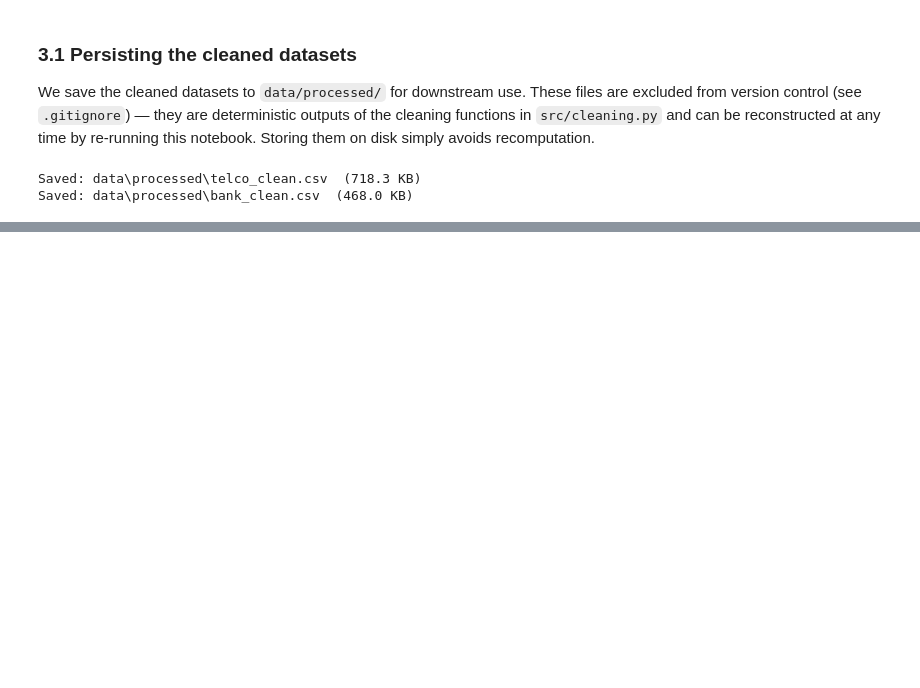
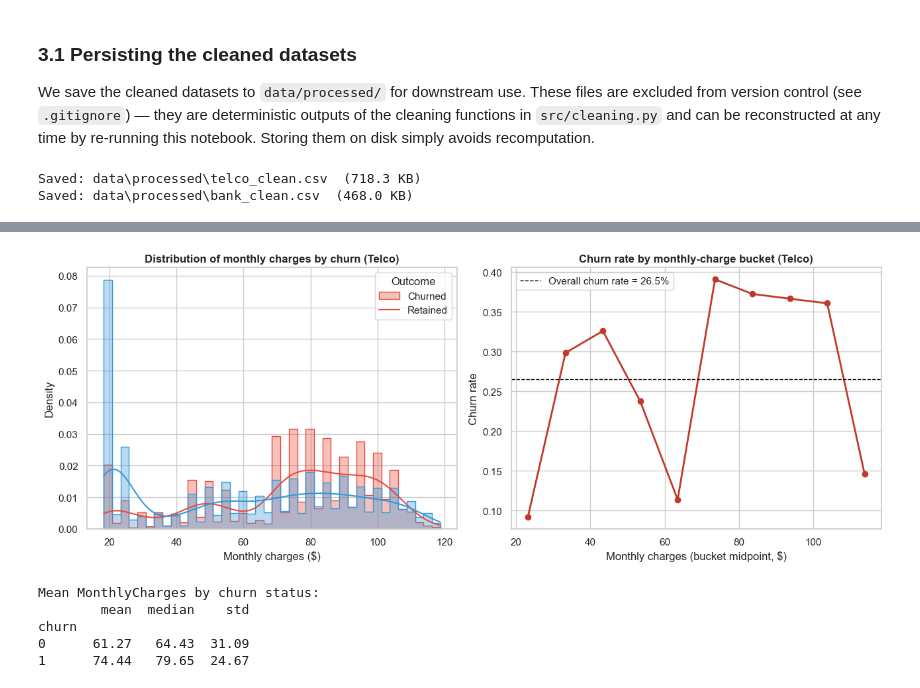
Before and after one commit to RayaSergieva/churn-risk-modeling, a Jupyter notebook: notebooks/01_data_loading_and_validation.ipynb, the cells around one changed output, grey strips where cells are left out. Drawn from its saved outputs; the diff is of its cells as text; code cells hidden in the pictures; blank space fills up the shorter version.

```diff
--- a/notebooks/01_data_loading_and_validation.ipynb
+++ b/notebooks/01_data_loading_and_validation.ipynb
@@ -386,0 +522,44 @@ Saved: data\processed\bank_clean.csv  (468.0 KB)
+# %%
+# Distribution of MonthlyCharges, split by churn status
+fig, axes = plt.subplots(1, 2, figsize=(13, 5))
+
+# Left: overlapping histograms
+sns.histplot(
+    data=telco_clean, x="MonthlyCharges", hue="churn",
+    bins=40, kde=True, palette={0: "#3498db", 1: "#e74c3c"},
+    ax=axes[0], stat="density", common_norm=False, element="step", alpha=0.35,
+)
+axes[0].set_title("Distribution of monthly charges by churn (Telco)", fontweight="bold")
+axes[0].set_xlabel("Monthly charges ($)")
+axes[0].set_ylabel("Density")
+axes[0].legend(["Churned", "Retained"], title="Outcome")
+
+# Right: churn rate by monthly-charge bucket
+charge_bins = pd.cut(telco_clean["MonthlyCharges"], bins=10)
+charge_churn = telco_clean.groupby(charge_bins, observed=True)["churn"].agg(["mean", "count"])
+
+bin_midpoints = [interval.mid for interval in charge_churn.index]
+axes[1].plot(bin_midpoints, charge_churn["mean"], marker="o", color="#c0392b", linewidth=2)
+axes[1].axhline(
+    telco_clean["churn"].mean(),
+    color="black", linestyle="--", linewidth=1,
+    label=f"Overall churn rate = {telco_clean['churn'].mean():.1%}",
+)
+axes[1].set_title("Churn rate by monthly-charge bucket (Telco)", fontweight="bold")
+axes[1].set_xlabel("Monthly charges (bucket midpoint, $)")
+axes[1].set_ylabel("Churn rate")
+axes[1].legend()
+
+plt.tight_layout()
+plt.show()
+
+# Print summary statistics
+print("Mean MonthlyCharges by churn status:")
+print(telco_clean.groupby("churn")["MonthlyCharges"].agg(["mean", "median", "std"]).round(2))
+# %% [output]
+[figure, added]
+Mean MonthlyCharges by churn status:
+        mean  median    std
+churn
+0      61.27   64.43  31.09
+1      74.44   79.65  24.67
```
Also changed, not shown: parts of 17 cells of this notebook.
